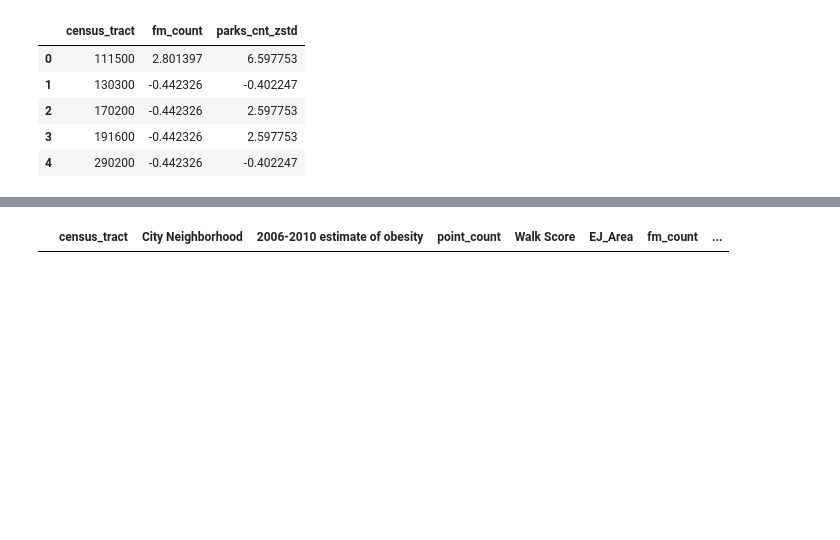
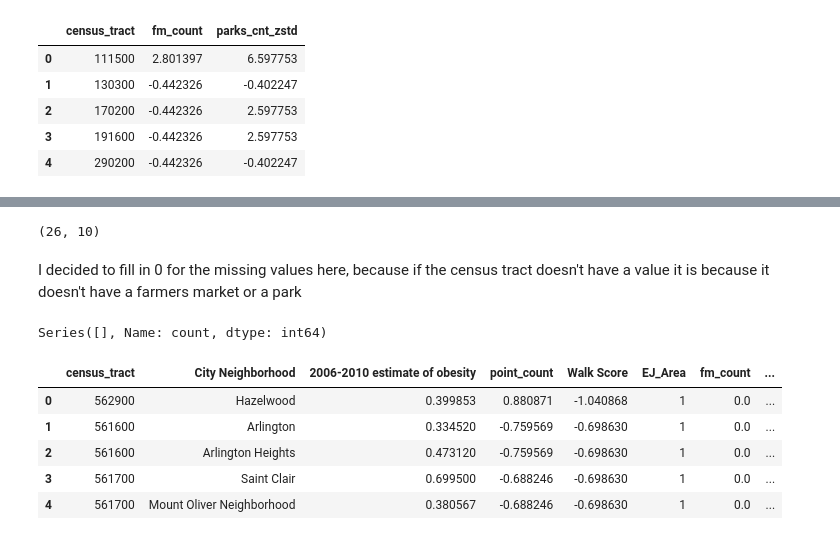
Before and after one commit to andrewnoonan2004/INFSCI-0510, a Jupyter notebook: final-project.ipynb, the cells around one changed output, grey strips where cells are left out. Saved outputs shown, nothing was run; the diff lists cells and outputs as text; code cells hidden in the pictures; blank space fills up the shorter version.

```diff
--- a/final-project.ipynb
+++ b/final-project.ipynb
@@ -765,0 +769,3 @@ parks_counts.head()
+# %%
+parks_counts['census_tract'] = points_counts['census_tract'].str.lstrip('0')
+parks_counts.head()
@@ -796,5 +807,27 @@ ValueError: You are trying to merge on Int64 and object columns for key 'census_
+# %%
+df5.shape
+# %% [output]
+(26, 10)
+# %% [markdown]
+I decided to fill in 0 for the missing values here, because if the census tract doesn't have a value it is because it doesn't have a farmers market or a park
+# %%
+
+
+# Perform the merge again
+df5 = pd.merge(df5, df4, on='census_tract', how='left')
+# %%
+df5.value_counts()
+# %% [output]
+Series([], Name: count, dtype: int64)
+# %%
+overall_df = df5
 # %%
-df.head()
+overall_df.head()
 # %% [output]
 |  | census_tract | City Neighborhood | 2006-2010 estimate of obesity | point_count | Walk Score | EJ_Area | fm_count | ... |
+| 0 | 562900 | Hazelwood | 0.399853 | 0.880871 | -1.040868 | 1 | 0.0 | ... |
+| 1 | 561600 | Arlington | 0.334520 | -0.759569 | -0.698630 | 1 | 0.0 | ... |
+| 2 | 561600 | Arlington Heights | 0.473120 | -0.759569 | -0.698630 | 1 | 0.0 | ... |
+| 3 | 561700 | Saint Clair | 0.699500 | -0.688246 | -0.698630 | 1 | 0.0 | ... |
+| 4 | 561700 | Mount Oliver Neighborhood | 0.380567 | -0.688246 | -0.698630 | 1 | 0.0 | ... |
 # %%
```
Also changed, not shown: parts of 22 cells of this notebook.
